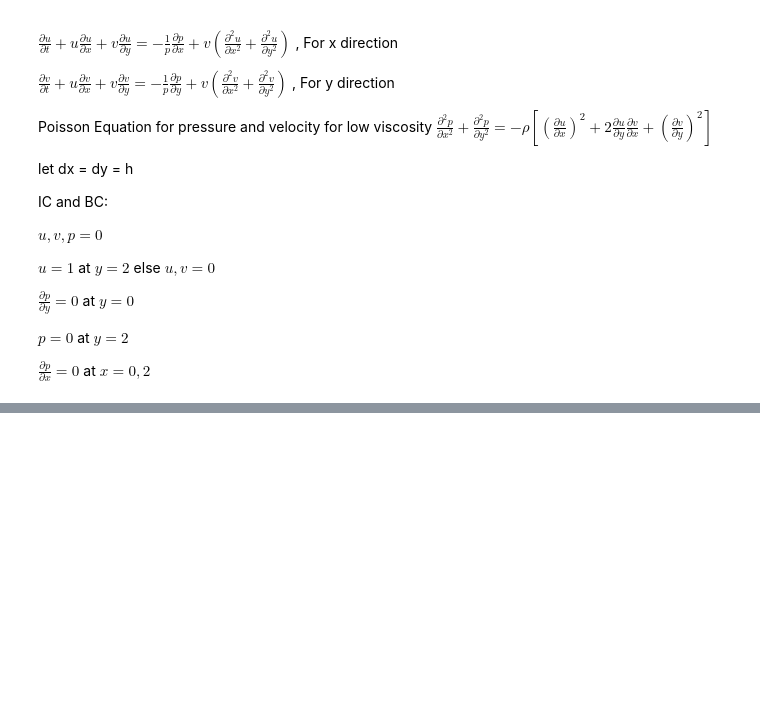
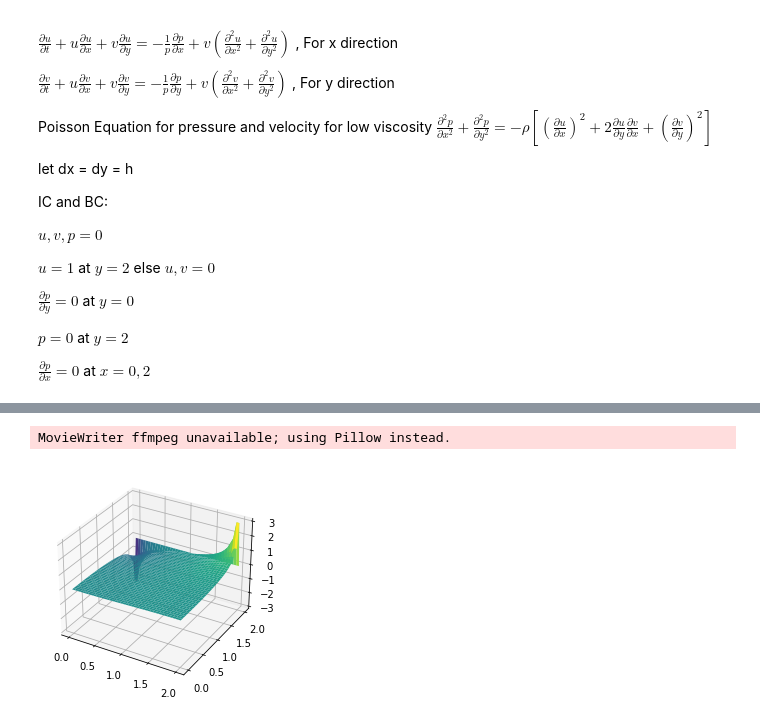
Before and after one commit to sushiTonpai/CFDsim2D, a Jupyter notebook: Cavity Flow.ipynb, the cells around one changed output, grey strips where cells are left out. Cells and saved outputs as stored; diff of their text form; code cells hidden in the pictures; blank space fills up the shorter version.

```diff
--- a/Cavity Flow.ipynb
+++ b/Cavity Flow.ipynb
@@ -307,0 +237,58 @@ Text(0, 0.5, 'y')
+# %%
+#init
+u = np.zeros((ny, nx))
+v = np.zeros((ny, nx))
+p = np.zeros((ny, nx))
+b = np.zeros((ny, nx))
+
+fig = plt.figure()
+ax = fig.add_subplot(111, projection='3d')
+surf = ax.plot_surface(X, Y, p, cmap=cm.viridis)
+
+def animate(frames,surf,p):
+    global b,u,v
+    v0 = v.copy()
+    u0 = u.copy()
+    p0 = p.copy()
+
+    b = create_B(b, rho, dt, u, v, dx, dy)
+    p = pressure_poisson(p, dx, dy, b)
+
+    u[1:-1, 1:-1] = (u0[1:-1, 1:-1]-
+                     u0[1:-1, 1:-1] * dt / dx *
+                    (u0[1:-1, 1:-1] - u0[1:-1, 0:-2]) -
+                     v0[1:-1, 1:-1] * dt / dy *
+                    (u0[1:-1, 1:-1] - u0[0:-2, 1:-1]) -
+                     dt / (2 * rho * dx) * (p[1:-1, 2:] - p[1:-1, 0:-2]) +
+                     nu * (dt / dx**2 *
+                    (u0[1:-1, 2:] - 2 * u0[1:-1, 1:-1] + u0[1:-1, 0:-2]) +
+                     dt / dy**2 *
+                    (u0[2:, 1:-1] - 2 * u0[1:-1, 1:-1] + u0[0:-2, 1:-1])))
+    v[1:-1,1:-1] = (v0[1:-1, 1:-1] -
+                    u0[1:-1, 1:-1] * dt / dx *
+                   (v0[1:-1, 1:-1] - v0[1:-1, 0:-2]) -
+                    v0[1:-1, 1:-1] * dt / dy *
+                   (v0[1:-1, 1:-1] - v0[0:-2, 1:-1]) -
+                    dt / (2 * rho * dy) * (p[2:, 1:-1] - p[0:-2, 1:-1]) +
+                    nu * (dt / dx**2 *
+                   (v0[1:-1, 2:] - 2 * v0[1:-1, 1:-1] + v0[1:-1, 0:-2]) +
+                    dt / dy**2 *
+                   (v0[2:, 1:-1] - 2 * v0[1:-1, 1:-1] + v0[0:-2, 1:-1])))
+    u[-1, :] = 1
+    u[0, :]  = 0
+    u[:, 0]  = 0
+    u[:, -1] = 0
+    v[0, :]  = 0
+    v[-1, :] = 0
+    v[:, 0]  = 0
+    v[:, -1] = 0
+    ax.clear()
+    surf = ax.plot_surface(X, Y, p, cmap=cm.viridis)
+    return surf,
+
+anim = animation.FuncAnimation(fig,animate,fargs=(surf,p) , frames=50, repeat = True)
+anim.save('cavity pressure.gif', fps = 20)
+plt.show()
+# %% [output]
+MovieWriter ffmpeg unavailable; using Pillow instead.
+[figure, added]
```
Also changed, not shown: parts of 11 cells of this notebook, 5 other files.
